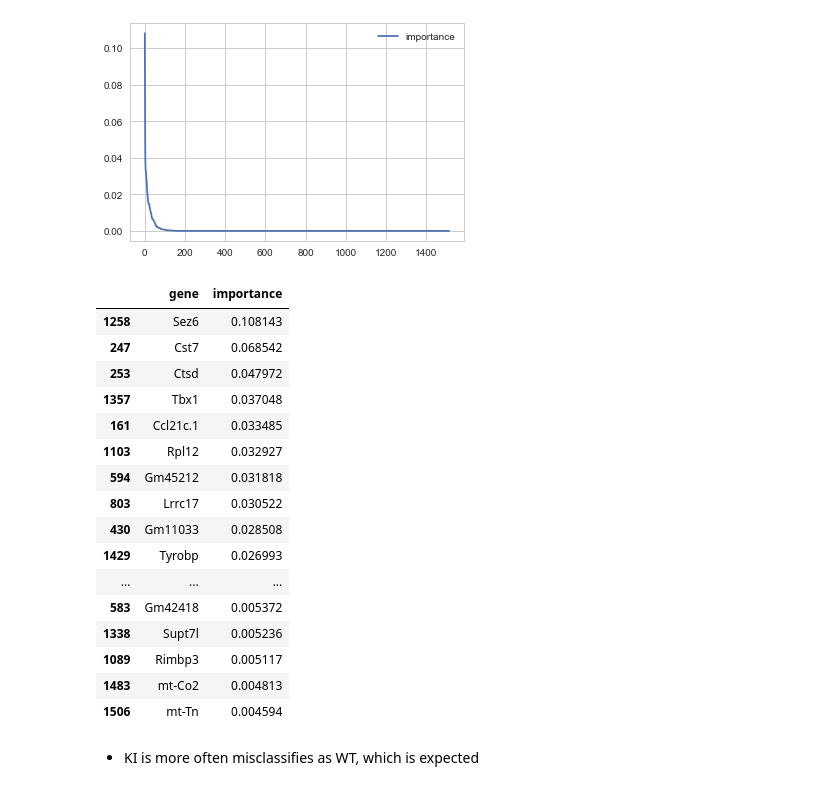
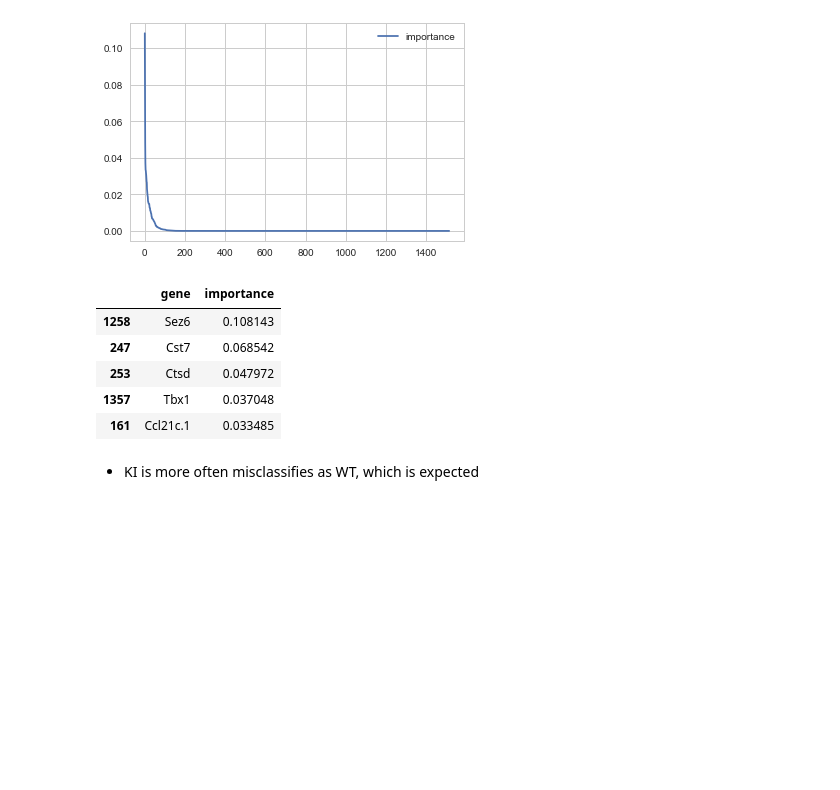
Before and after one commit to tmoerman/alois, a Jupyter notebook: notebooks/03_ashley_21_mar_2018/03_boruta_lime_GT.ipynb, the cells around one changed output. Cells and saved outputs as stored; diff of their text form; code cells hidden in the pictures; blank space fills up the shorter version.

```diff
--- a/notebooks/03_ashley_21_mar_2018/03_boruta_lime_GT.ipynb
+++ b/notebooks/03_ashley_21_mar_2018/03_boruta_lime_GT.ipynb
@@ -259,25 +259,14 @@ plt.show()
 # %% [output]
 [figure]
 # %%
-genes_by_importances.sort_values(by='importance', ascending=False).head(50)
+genes_by_importances.sort_values(by='importance', ascending=False).head()
 # %% [output]
 |  | gene | importance |
 | 1258 | Sez6 | 0.108143 |
 | 247 | Cst7 | 0.068542 |
 | 253 | Ctsd | 0.047972 |
 | 1357 | Tbx1 | 0.037048 |
 | 161 | Ccl21c.1 | 0.033485 |
-| 1103 | Rpl12 | 0.032927 |
-| 594 | Gm45212 | 0.031818 |
-| 803 | Lrrc17 | 0.030522 |
-| 430 | Gm11033 | 0.028508 |
-| 1429 | Tyrobp | 0.026993 |
-| ... | ... | ... |
-| 583 | Gm42418 | 0.005372 |
-| 1338 | Supt7l | 0.005236 |
-| 1089 | Rimbp3 | 0.005117 |
-| 1483 | mt-Co2 | 0.004813 |
-| 1506 | mt-Tn | 0.004594 |
 # %%
 predicted_labels = sgbm.predict(X_test)
 predicted_probs = sgbm.predict_proba(X_test)
```
Also changed, not shown: parts of 20 cells of this notebook, 4 other files.
